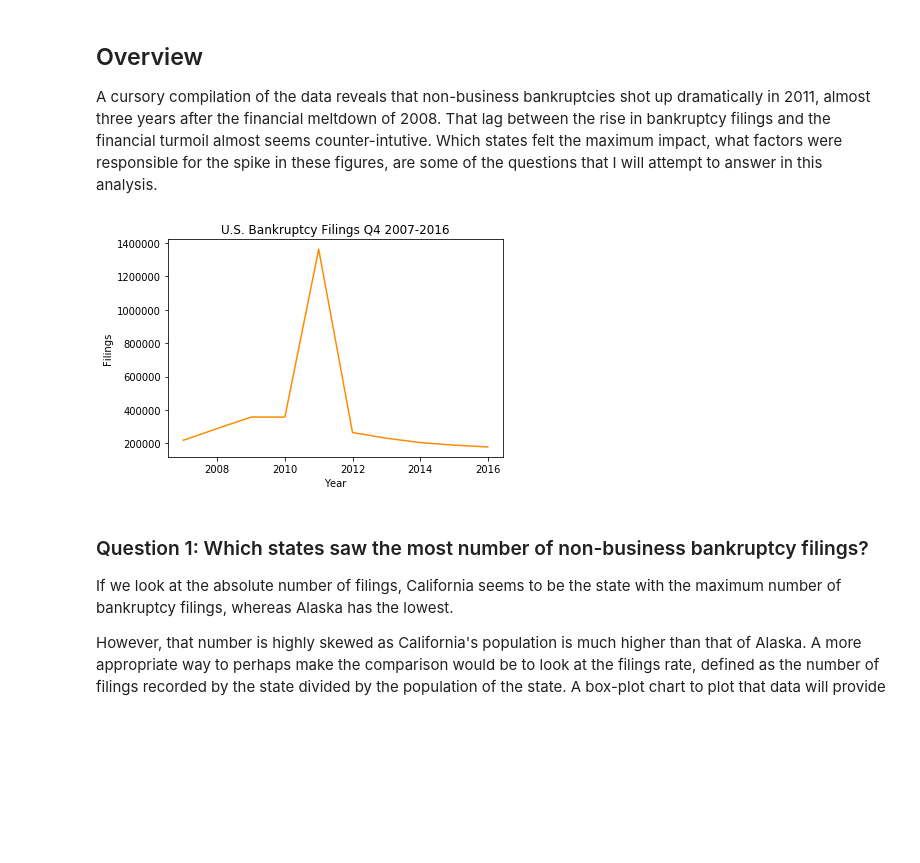
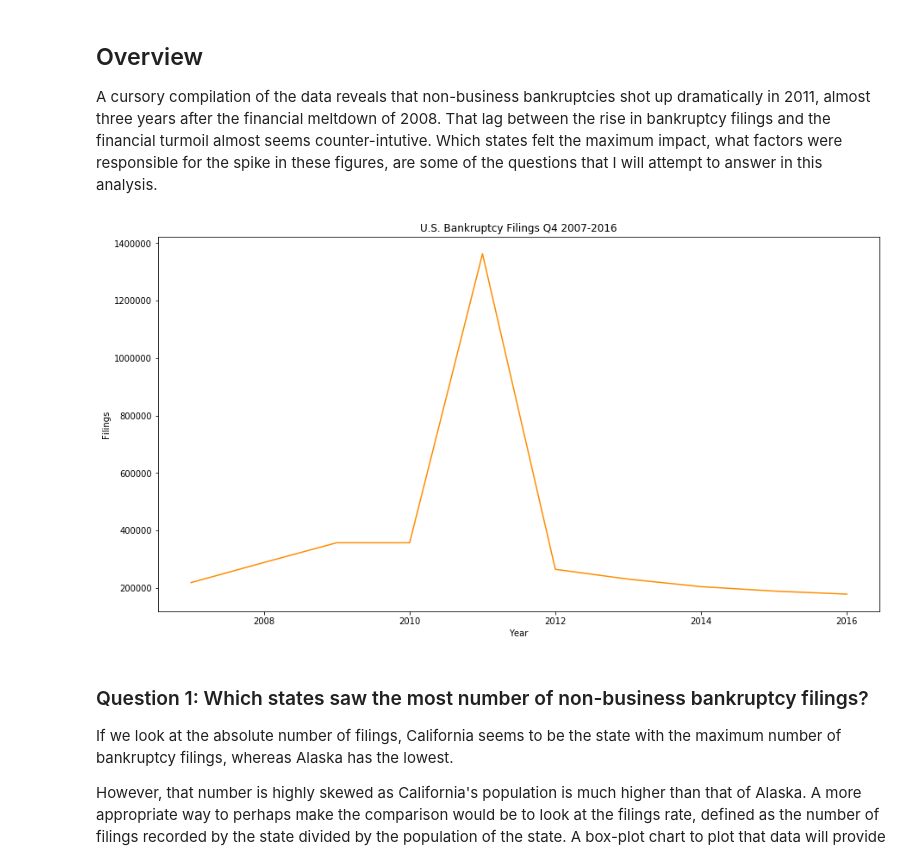
Before and after one commit to mrinalinikrishna/learningpython, a Jupyter notebook: Capstone_Draft.ipynb, the cells around one changed output. Saved outputs shown, nothing was run; the diff lists cells and outputs as text; code cells hidden in the pictures; blank space fills up the shorter version.

```diff
--- a/Capstone_Draft.ipynb
+++ b/Capstone_Draft.ipynb
@@ -25,19 +25,20 @@ A cursory compilation of the data reveals that non-business bankruptcies shot up
 # %%
 import numpy as np
 import pandas as pd
 import matplotlib.pyplot as plt
 %matplotlib inline
+plt.rcParams['figure.figsize'] = (15, 8)
 import statistics
 df2 =pd.read_csv('C:/newfile.csv')
 df2 = df2.set_index(['Year'])
 a=pd.DataFrame(df2['TOTAL'])
 plt.plot(a, color='darkorange')
 plt.ylabel('Filings')
 plt.xlabel('Year')
 plt.title('U.S. Bankruptcy Filings Q4 2007-2016')
 plt.show()
 # %% [output]
-[figure, old version]
+[figure, new version]
 # %% [markdown]
 ### Question 1: Which states saw the most number of non-business bankruptcy filings?
 
```
Also changed, not shown: parts of 13 cells of this notebook.
